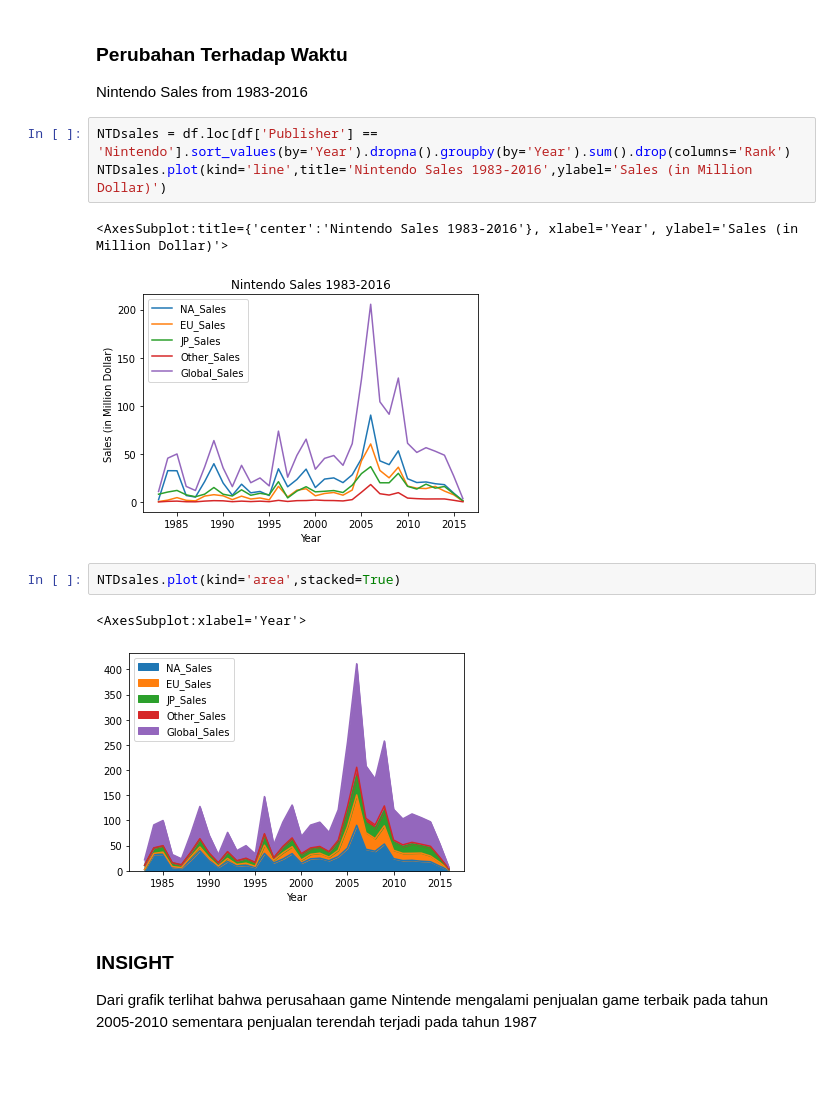
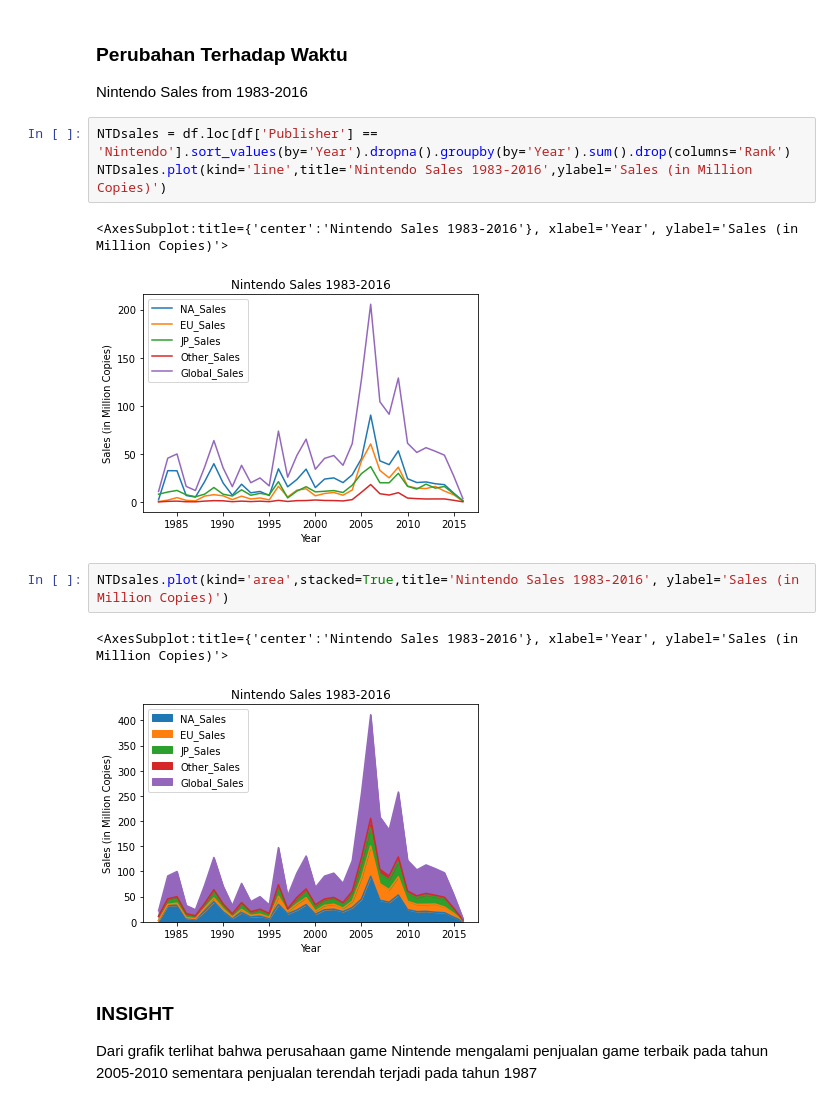
Before and after one commit to nexusprime-hak/Tubes-Pengkom-K-20-2023_2, a Jupyter notebook: Tugas_6_Visualisasi_data.ipynb, the cells around one changed output. Cells and saved outputs as stored; diff of their text form; blank space fills up the shorter version.

```diff
--- a/Tugas_6_Visualisasi_data.ipynb
+++ b/Tugas_6_Visualisasi_data.ipynb
@@ -46,15 +46,15 @@ insight yang didapat dari kedua grafik diatas adalah bahwa 3 perusahaan game ter
 Nintendo Sales from 1983-2016
 # %%
 NTDsales = df.loc[df['Publisher'] == 'Nintendo'].sort_values(by='Year').dropna().groupby(by='Year').sum().drop(columns='Rank')
-NTDsales.plot(kind='line',title='Nintendo Sales 1983-2016',ylabel='Sales (in Million Dollar)')
+NTDsales.plot(kind='line',title='Nintendo Sales 1983-2016',ylabel='Sales (in Million Copies)')
 # %% [output]
-<AxesSubplot:title={'center':'Nintendo Sales 1983-2016'}, xlabel='Year', ylabel='Sales (in Million Dollar)'>
+<AxesSubplot:title={'center':'Nintendo Sales 1983-2016'}, xlabel='Year', ylabel='Sales (in Million Copies)'>
 [figure]
 # %%
-NTDsales.plot(kind='area',stacked=True)
+NTDsales.plot(kind='area',stacked=True,title='Nintendo Sales 1983-2016', ylabel='Sales (in Million Copies)')
 # %% [output]
-<AxesSubplot:xlabel='Year'>
+<AxesSubplot:title={'center':'Nintendo Sales 1983-2016'}, xlabel='Year', ylabel='Sales (in Million Copies)'>
-[figure, old version]
+[figure, new version]
 # %% [markdown]
 <h3>INSIGHT</h3>
 Dari grafik terlihat bahwa perusahaan game Nintende mengalami penjualan game terbaik pada tahun 2005-2010 sementara penjualan terendah terjadi pada tahun 1987
```
Also changed, not shown: parts of 3 cells of this notebook.
